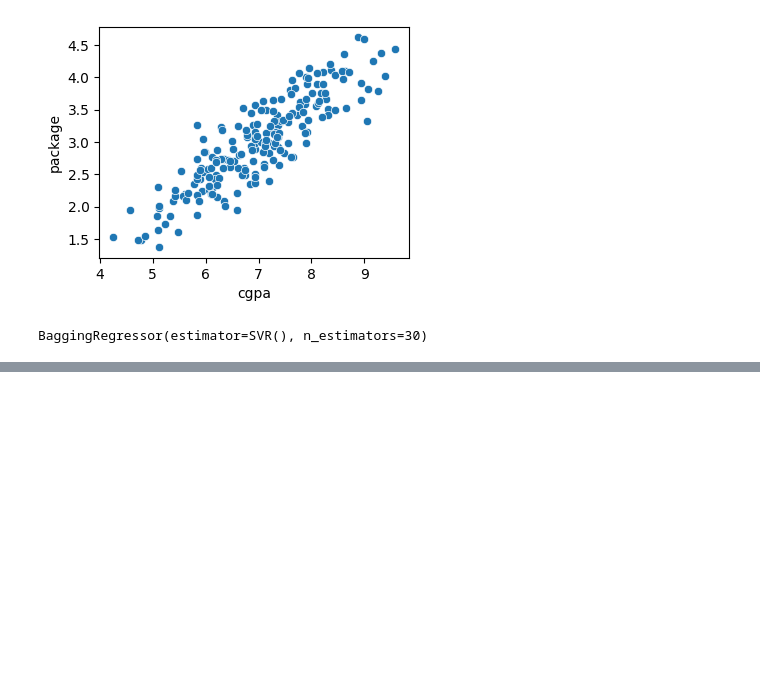
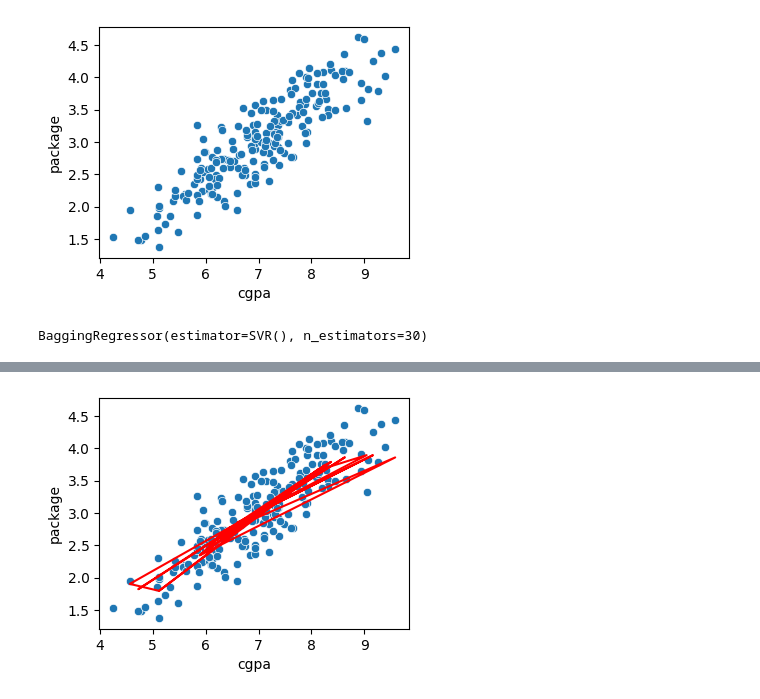
Before and after one commit to pratik6266/Python, a Jupyter notebook: Data_Science/08_Ensemble_learning/04_Bagging_regression.ipynb, the cells around one changed output, grey strips where cells are left out. Saved outputs shown, nothing was run; the diff lists cells and outputs as text; code cells hidden in the pictures; blank space fills up the shorter version.

```diff
--- a/Data_Science/08_Ensemble_learning/04_Bagging_regression.ipynb
+++ b/Data_Science/08_Ensemble_learning/04_Bagging_regression.ipynb
@@ -42,0 +43,7 @@ rf.score(x_test, y_test)*100, rf.score(x_train, y_train)*100
+# %%
+plt.figure(figsize=(4, 3))
+sns.scatterplot(x='cgpa', y='package', data=dataset)
+plt.plot(x_train, bg.predict(x_train), c='red')
+plt.show()
+# %% [output]
+[figure, added]
```
Also changed, not shown: parts of 2 cells of this notebook.
